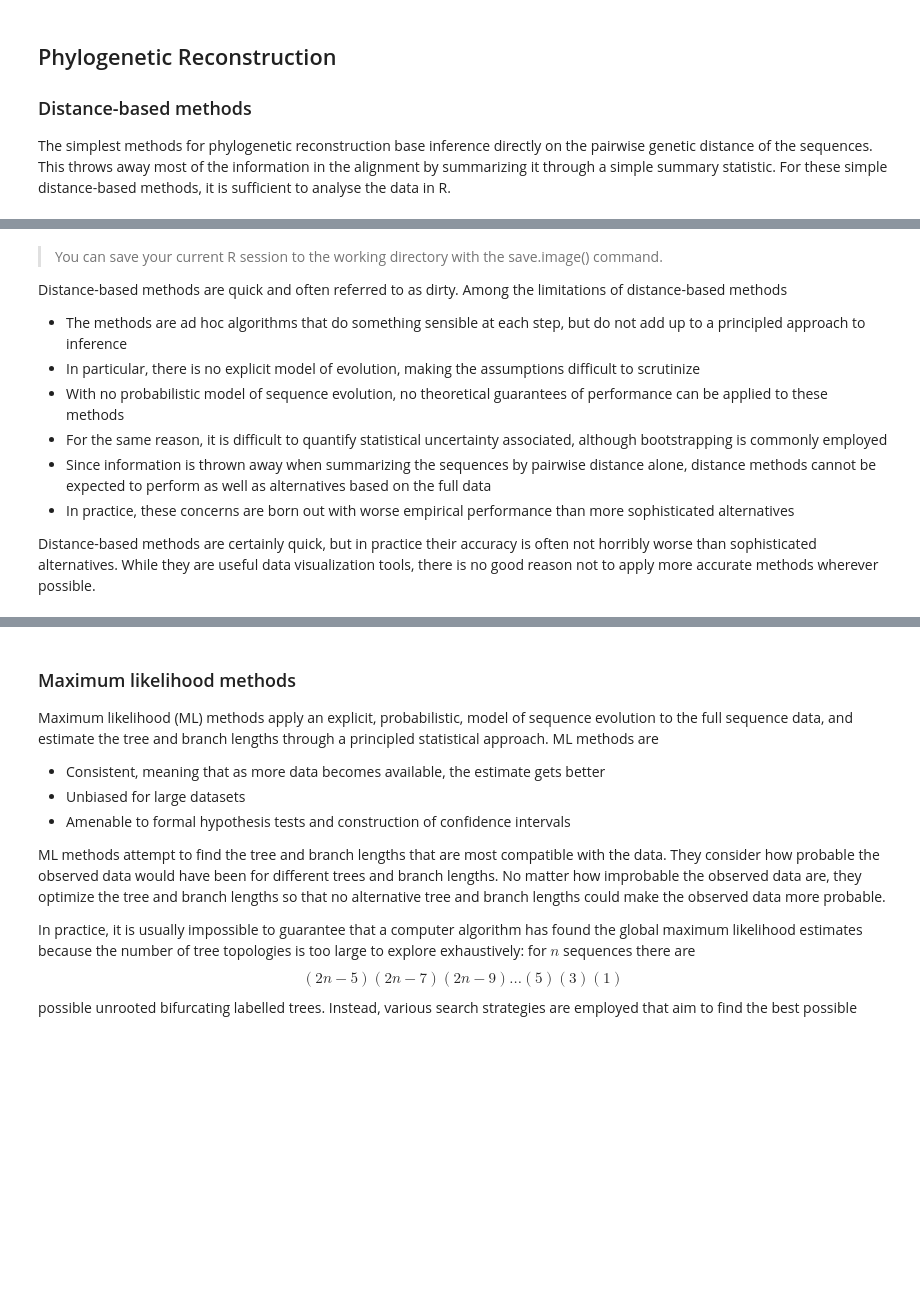
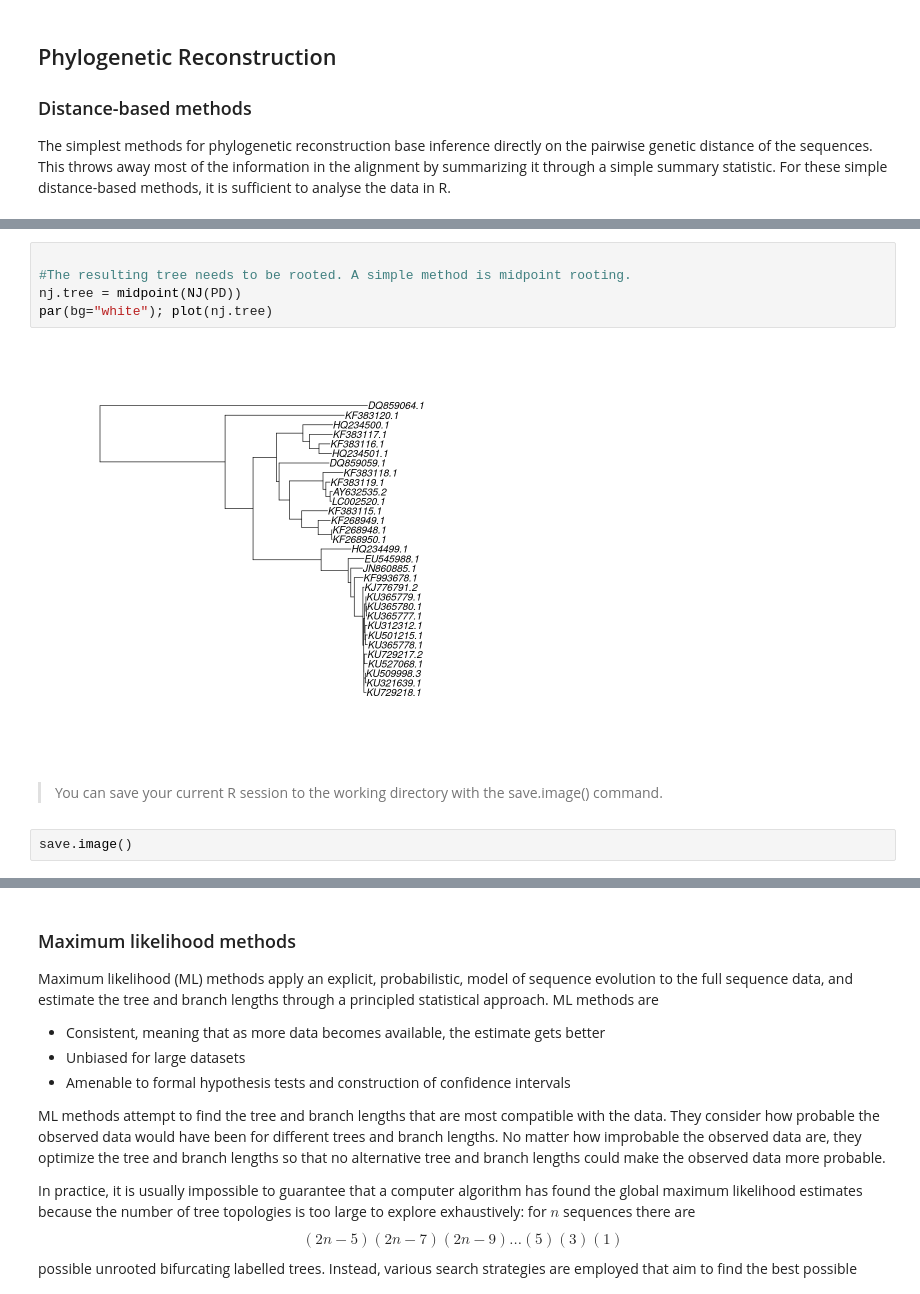
Before and after one commit to danny-wilson/teaching-phylogenetics, a Jupyter notebook: practical/practical.ipynb, the cells around one changed output, grey strips where cells are left out. Saved outputs shown, nothing was run; the diff lists cells and outputs as text; blank space fills up the shorter version.

```diff
--- a/practical/practical.ipynb
+++ b/practical/practical.ipynb
@@ -197,12 +236,11 @@ plot(nj.tree)
+# %%
+
+#The resulting tree needs to be rooted. A simple method is midpoint rooting.
+nj.tree = midpoint(NJ(PD))
+par(bg="white"); plot(nj.tree)
+# %% [output]
+[figure, added]
 # %% [markdown]
 > You can save your current R session to the working directory with the save.image() command.
-
-Distance-based methods are quick and often referred to as dirty. Among the limitations of distance-based methods
-- The methods are ad hoc algorithms that do something sensible at each step, but do not add up to a principled approach to inference
-- In particular, there is no explicit model of evolution, making the assumptions difficult to scrutinize
-- With no probabilistic model of sequence evolution, no theoretical guarantees of performance can be applied to these methods
-- For the same reason, it is difficult to quantify statistical uncertainty associated, although bootstrapping is commonly employed
-- Since information is thrown away when summarizing the sequences by pairwise distance alone, distance methods cannot be expected to perform as well as alternatives based on the full data
-- In practice, these concerns are born out with worse empirical performance than more sophisticated alternatives
-
-Distance-based methods are certainly quick, but in practice their accuracy is often not horribly worse than sophisticated alternatives. While they are useful data visualization tools, there is no good reason not to apply more accurate methods wherever possible.
+# %%
+save.image()
```
Also changed, not shown: parts of 30 cells of this notebook.
